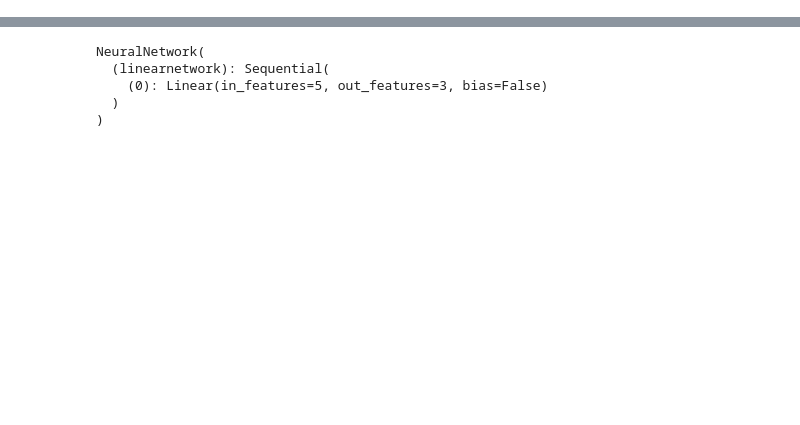
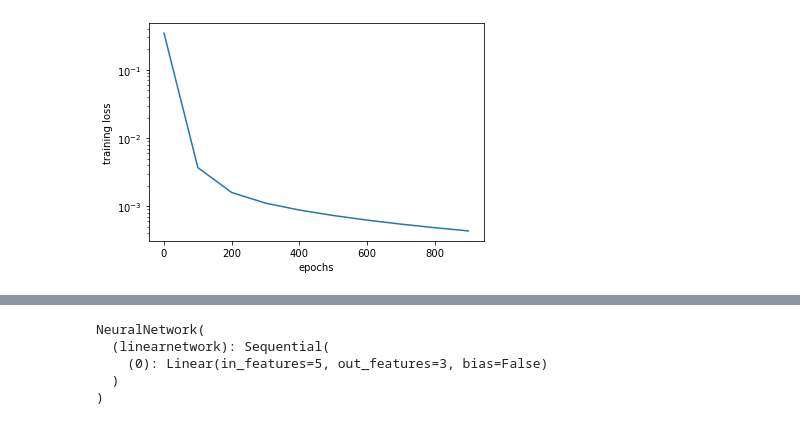
Before and after one commit to wcw987321/SSL-HMM, a Jupyter notebook: Learn whole H using log H.ipynb, the cells around one changed output, grey strips where cells are left out. Cells and saved outputs as stored; diff of their text form; code cells hidden in the pictures; blank space fills up the shorter version.

```diff
--- a/Learn whole H using log H.ipynb
+++ b/Learn whole H using log H.ipynb
@@ -5,8 +5,8 @@ import torch
 #parameter setting
 num_hidden_state = 3
 num_obs = 5
-length = 3
-num_samples = 100
+length = 10
+num_samples = 1000
 # %%
 #define some useful functions
 def generate_HMM_params(num_hidden_state, num_obs):
@@ -184,7 +186,7 @@ features1, features2, labels = logh, x_one_hot, hh
 # Model parameters.
 lr = 1
 epochs = 1000
-batch_size = 10
+batch_size = 100
 # %%
 dataset = data.TensorDataset(torch.FloatTensor(features1), torch.FloatTensor(features2), torch.FloatTensor(labels))
 train_dl = data.DataLoader(dataset, batch_size=batch_size, shuffle=False)
@@ -195,6 +197,7 @@ loss = nn.MSELoss()
 # %%
 trainer = torch.optim.SGD(net.parameters(), lr=lr)
 # %%
+total_loss_lst = []
 for i in range(epochs):
     total_loss = 0
     for X1, X2, y in train_dl:
@@ -206,5 +209,6 @@ for i in range(epochs):
     if (i % 100 == 0):
         print("epoch: ", i)
         print("loss: ", total_loss)
+        total_loss_lst.append(total_loss)
 # %% [output]
 epoch:  0
@@ -229,0 +234,10 @@ loss:  tensor(0.0008, grad_fn=<AddBackward0>)
+# %%
+import matplotlib.pyplot as plt
+x_lst = list(range(0, 1000, 100))
+plt.plot(x_lst, total_loss_lst)
+plt.yscale('log')
+plt.xlabel("epochs")
+plt.ylabel("training loss")
+plt.show()
+# %% [output]
+[figure, added]
```
Also changed, not shown: parts of 14 cells of this notebook.
